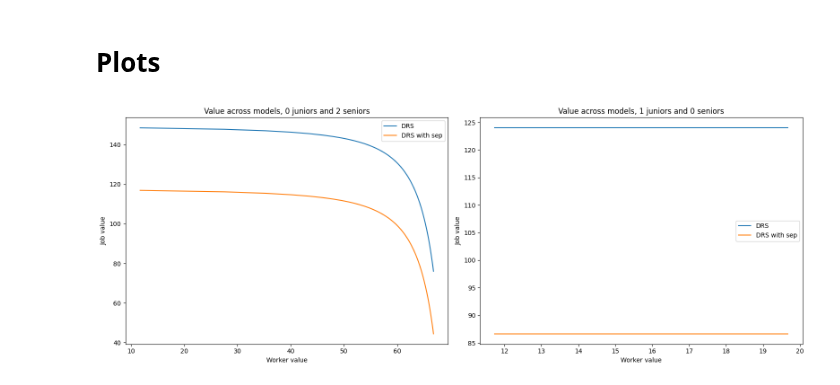
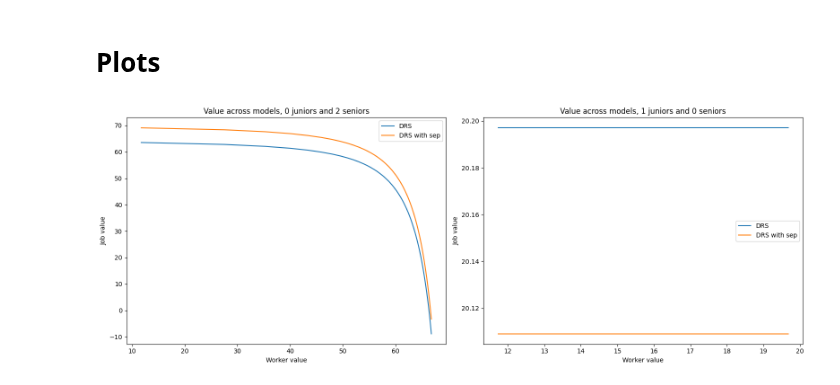
Before and after one commit to zalandru/Dynamic-Contracting-Multi-worker-Firm, a Jupyter notebook: Multiworker_wage_2steps/Initiating MWF.ipynb, the cells around one changed output. Drawn from its saved outputs; the diff is of its cells as text; code cells hidden in the pictures.

```diff
--- a/Multiworker_wage_2steps/Initiating MWF.ipynb
+++ b/Multiworker_wage_2steps/Initiating MWF.ipynb
@@ -59,0 +60,2 @@ Errors: 7.491805650788235e-08 2.205496689228663e-24 1
+# %%
+(mwc_hmq_s_J,mwc_hmq_s_W,mwc_hmq_s_Wstar,mwc_hmq_s_sep,mwc_hmq_s_n0,mwc_hmq_s_n1)=mwc_hmq.J_sep(mwc_hmq_J,mwc_hmq_W)
@@ -134,9 +154,9 @@ plts.CRSvsDRSpolicy(cc_W,cc_Wstar,mwc_W,mwc_Wstar,mwc_s_W,mwc_s_Wstar,mwc_s_dir_
 # %%
 np.where(mwch_s_dir_sep==1)
 # %%
-plts.ValueComparison(0,2,1,0,cc_W,cc_J,mwch_W,mwch_J,mwc_hmq_W[...,5,:],mwc_hmq_J[...,5],None,None,0)
+plts.ValueComparison(0,2,1,0,cc_W,cc_J,mwc_hmq_W[...,5,:],mwc_hmq_J[...,4],mwc_hmq_s_W[...,5,:],mwc_hmq_s_J[...,5],None,None,0)
 # %% [output]
-[figure, old version]
+[figure, new version]
 # %%
 plts.ValueComparison(0,2,1,0,cc_W,cc_J,mwch_W,mwch_J,mwch_s_W,mwch_s_J,mwch_s_dir_W,mwch_s_dir_J,0)
 # %%
```
Also changed, not shown: parts of 3 cells of this notebook, 4 other files.
